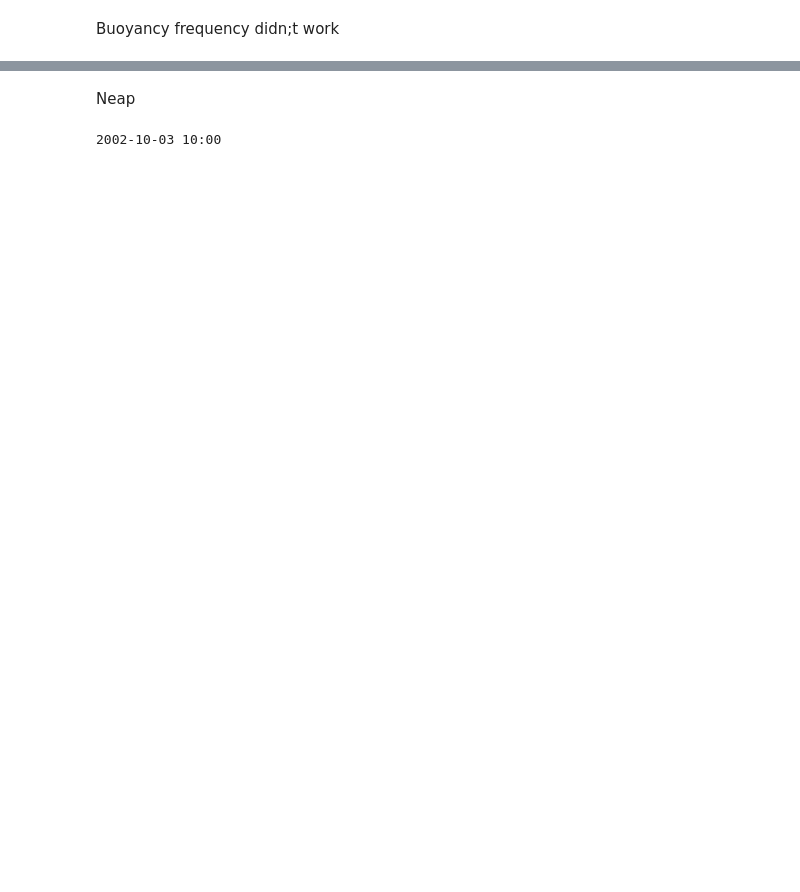
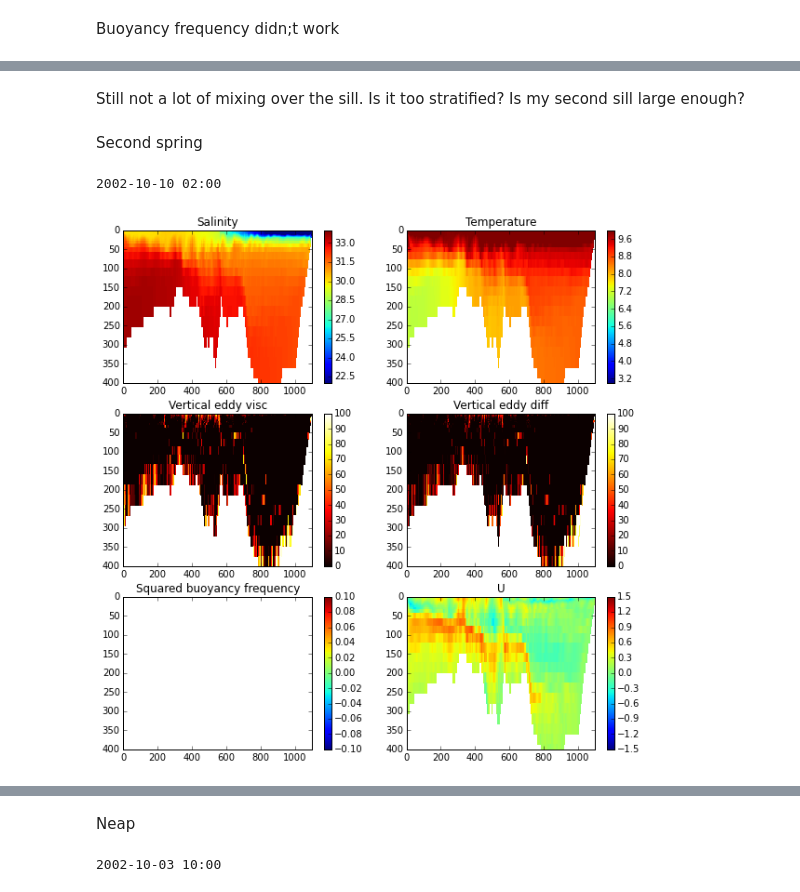
Before and after one commit to SalishSeaCast/2d-domain, a Jupyter notebook: analysis/3.6 Test.ipynb, the cells around one changed output, grey strips where cells are left out. Cells and saved outputs as stored; diff of their text form; code cells hidden in the pictures; blank space fills up the shorter version.

```diff
--- a/analysis/3.6 Test.ipynb
+++ b/analysis/3.6 Test.ipynb
@@ -223,0 +235,9 @@ Buoyancy frequency didn;t work
+# %% [markdown]
+Still not a lot of mixing over the sill. Is it too stratified? Is my second sill large enough?
+# %% [markdown]
+Second spring
+# %%
+fig = plot_variables(150)
+# %% [output]
+2002-10-10 02:00
+[figure, added]
```
Also changed, not shown: parts of 29 cells of this notebook, 1 other file.
